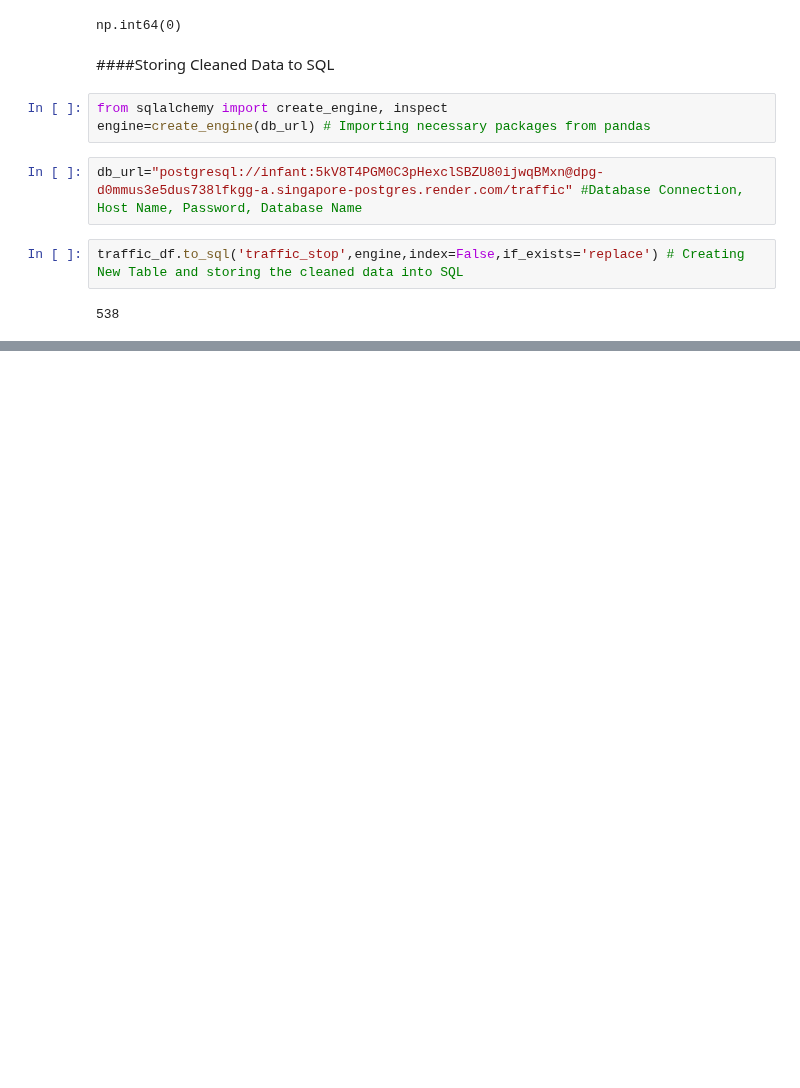
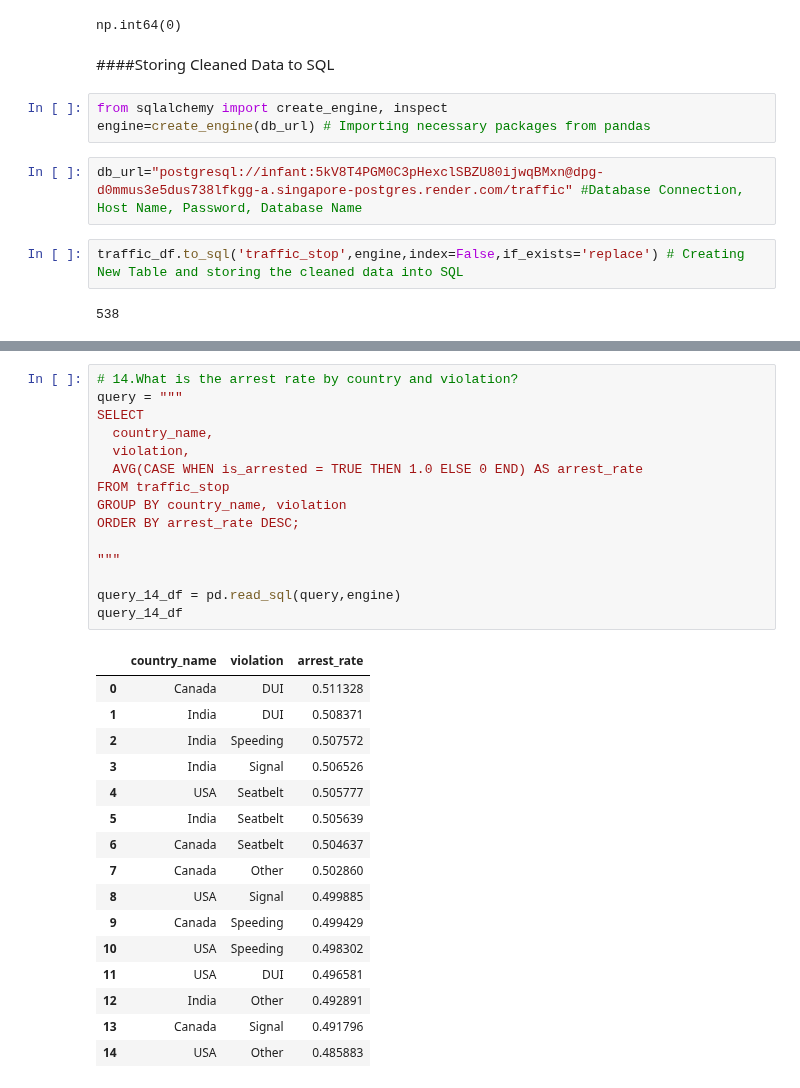
Before and after one commit to Infant-Joshva/Data-Science-learning-path, a Jupyter notebook: Mini_Project_1(Secure_check)Git/Mini_project_1(Secure_Check).ipynb, the cells around one changed output, grey strips where cells are left out. Saved outputs shown, nothing was run; the diff lists cells and outputs as text; blank space fills up the shorter version.

```diff
--- a/Mini_Project_1(Secure_check)Git/Mini_project_1(Secure_Check).ipynb
+++ b/Mini_Project_1(Secure_check)Git/Mini_project_1(Secure_Check).ipynb
@@ -322,0 +541,32 @@ traffic_df.to_csv('cleaned_traffic_stop.csv', index=False)
+# %%
+# 14.What is the arrest rate by country and violation?
+query = """
+SELECT
+  country_name,
+  violation,
+  AVG(CASE WHEN is_arrested = TRUE THEN 1.0 ELSE 0 END) AS arrest_rate
+FROM traffic_stop
+GROUP BY country_name, violation
+ORDER BY arrest_rate DESC;
+
+"""
+
+query_14_df = pd.read_sql(query,engine)
+query_14_df
+# %% [output]
+|  | country_name | violation | arrest_rate |
+| 0 | Canada | DUI | 0.511328 |
+| 1 | India | DUI | 0.508371 |
+| 2 | India | Speeding | 0.507572 |
+| 3 | India | Signal | 0.506526 |
+| 4 | USA | Seatbelt | 0.505777 |
+| 5 | India | Seatbelt | 0.505639 |
+| 6 | Canada | Seatbelt | 0.504637 |
+| 7 | Canada | Other | 0.502860 |
+| 8 | USA | Signal | 0.499885 |
+| 9 | Canada | Speeding | 0.499429 |
+| 10 | USA | Speeding | 0.498302 |
+| 11 | USA | DUI | 0.496581 |
+| 12 | India | Other | 0.492891 |
+| 13 | Canada | Signal | 0.491796 |
+| 14 | USA | Other | 0.485883 |
```
Also changed, not shown: parts of 26 cells of this notebook.
